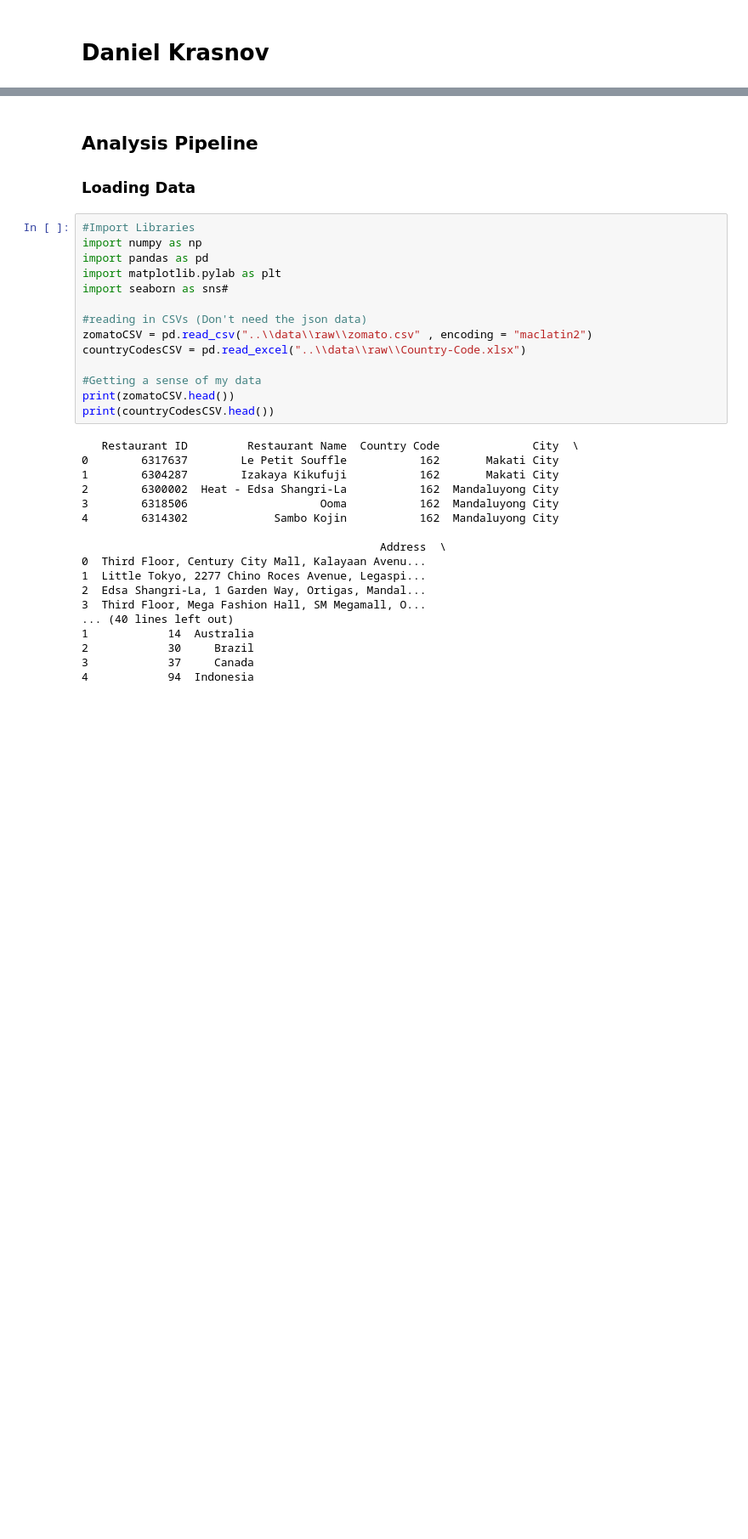
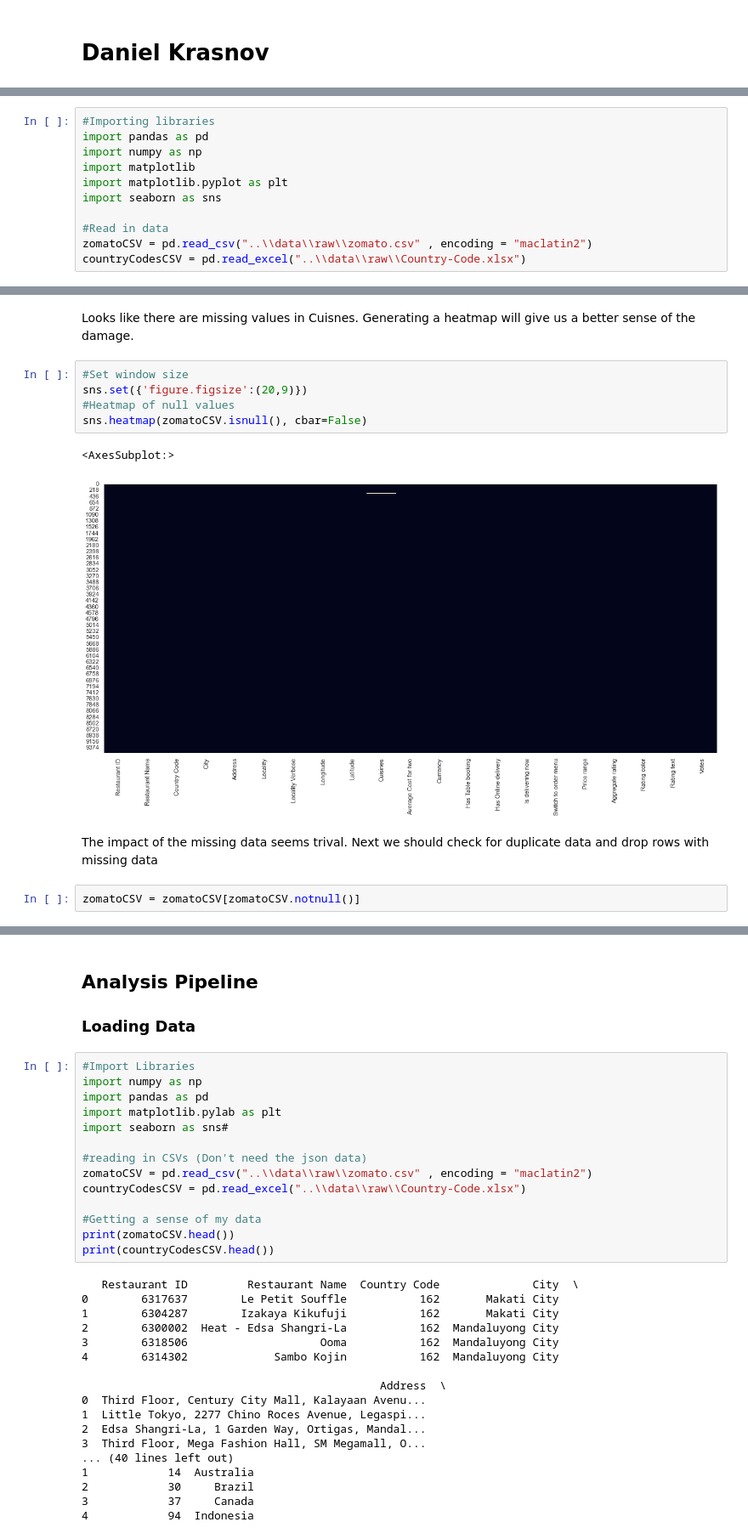
Before and after one commit to data301-2021-winter1/group28-project, a Jupyter notebook: notebooks/analysis1.ipynb, the cells around one changed output, grey strips where cells are left out. Shown at 85% size. Saved outputs shown, nothing was run; the diff lists cells and outputs as text; blank space fills up the shorter version.

Commit message:
Added various visualizations and completed my EDA for task1

```diff
--- a/notebooks/analysis1.ipynb
+++ b/notebooks/analysis1.ipynb
@@ -5,0 +8,11 @@ Does where you are in the world (country/city/longitude and latitude) affect the
+# %%
+#Importing libraries
+import pandas as pd
+import numpy as np
+import matplotlib
+import matplotlib.pyplot as plt
+import seaborn as sns
+
+#Read in data
+zomatoCSV = pd.read_csv("..\\data\\raw\\zomato.csv" , encoding = "maclatin2")
+countryCodesCSV = pd.read_excel("..\\data\\raw\\Country-Code.xlsx")
@@ -5,0 +91,14 @@ Does where you are in the world (country/city/longitude and latitude) affect the
+# %% [markdown]
+Looks like there are missing values in Cuisnes. Generating a heatmap will give us a better sense of the damage.
+# %%
+#Set window size
+sns.set({'figure.figsize':(20,9)})
+#Heatmap of null values
+sns.heatmap(zomatoCSV.isnull(), cbar=False)
+# %% [output]
+<AxesSubplot:>
+[figure, added]
+# %% [markdown]
+The impact of the missing data seems trival. Next we should check for duplicate data and drop rows with missing data
+# %%
+zomatoCSV = zomatoCSV[zomatoCSV.notnull()]
```
Also changed, not shown: parts of 39 cells of this notebook.
